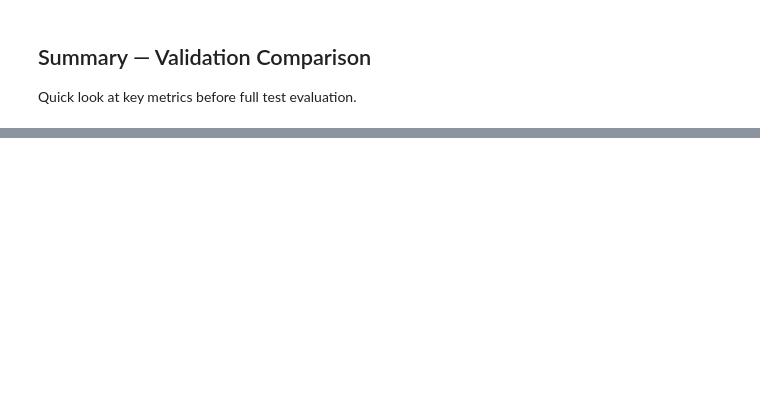
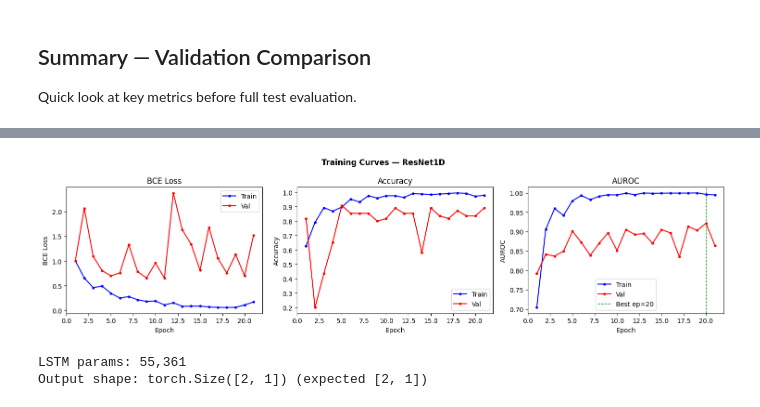
Before and after one commit to Aisyaululasmi/IDSC2026, a Jupyter notebook: notebooks/03_training.ipynb, the cells around one changed output, grey strips where cells are left out. Drawn from its saved outputs; the diff is of its cells as text; code cells hidden in the pictures; blank space fills up the shorter version.

Commit message:
add cnn1d, and recurrent-based model modelling

```diff
--- a/notebooks/03_training.ipynb
+++ b/notebooks/03_training.ipynb
@@ -309,0 +568,46 @@ print('Proceed to 04_evaluation.ipynb for test-set evaluation.')
+# %%
+plot_training_curves(history_cnn, save_path=REPORTS / 'training_curves_cnn.png')
+# %% [output]
+[figure, added]
+# %%
+class LSTM1D(nn.Module):
+    def __init__(self, n_leads=12, hidden_size=64, num_layers=2, dropout=0.2, n_classes=1):
+        super().__init__()
+        self.lstm = nn.LSTM(
+            input_size=n_leads,
+            hidden_size=hidden_size,
+            num_layers=num_layers,
+            dropout=dropout if num_layers > 1 else 0,
+            batch_first=True,
+        )
+        self.gap = nn.AdaptiveAvgPool1d(1)
+        self.head = nn.Sequential(
+            nn.Dropout(dropout),
+            nn.Linear(hidden_size, 32),
+            nn.ReLU(),
+            nn.Dropout(dropout),
+            nn.Linear(32, n_classes),
+        )
+
+    def forward(self, x):
+        # x shape: [batch, n_leads, n_samples]
+        # LSTM expects [batch, seq_len, input_size]
+        x = x.transpose(1, 2)  # [batch, n_samples, n_leads]
+        lstm_out, _ = self.lstm(x)  # [batch, n_samples, hidden_size]
+        lstm_out = lstm_out.transpose(1, 2)  # [batch, hidden_size, n_samples]
+        x = self.gap(lstm_out)  # [batch, hidden_size, 1]
+        x = x.squeeze(-1)  # [batch, hidden_size]
+        return self.head(x)
+
+
+# Instantiate and dry-run check
+lstm_model = LSTM1D(n_leads=cfg.N_LEADS, hidden_size=64, num_layers=2, dropout=0.2).to(DEVICE)
+print(f'LSTM params: {sum(p.numel() for p in lstm_model.parameters() if p.requires_grad):,}')
+
+with torch.no_grad():
+    dummy = torch.zeros(2, cfg.N_LEADS, cfg.N_SAMPLES).to(DEVICE)
+    out = lstm_model(dummy)
+    print(f'Output shape: {out.shape} (expected [2, 1])')
+# %% [output]
+LSTM params: 55,361
+Output shape: torch.Size([2, 1]) (expected [2, 1])
```
Also changed, not shown: parts of 24 cells of this notebook.
